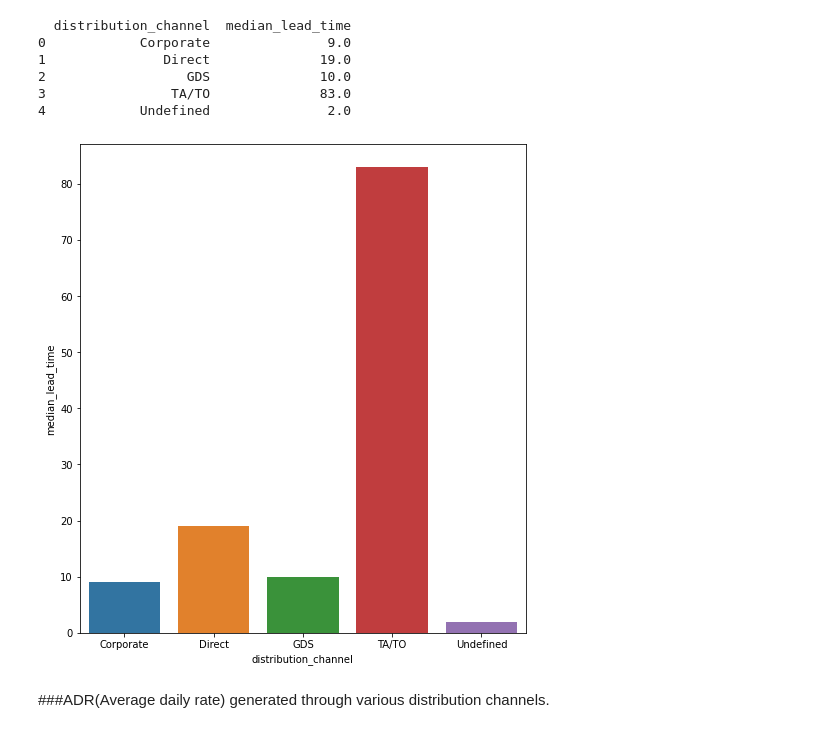
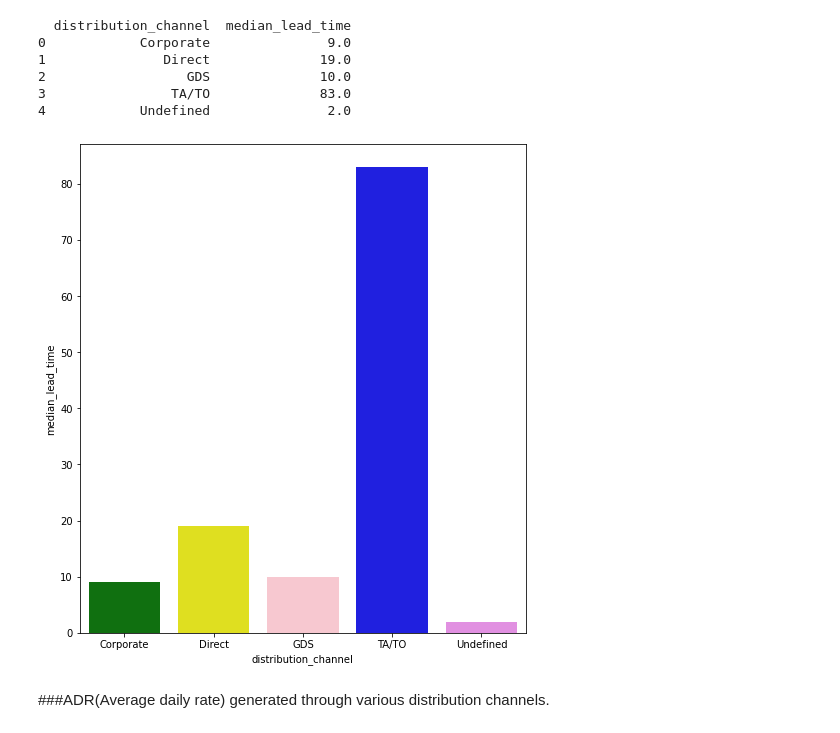
Before and after one commit to itsmesudhanshu/1-module-EDA-capstone, a Jupyter notebook: Hotel_Booking_Analysis_Capstone_Project.ipynb, the cells around one changed output. Drawn from its saved outputs; the diff is of its cells as text; code cells hidden in the pictures.

```diff
--- a/Hotel_Booking_Analysis_Capstone_Project.ipynb
+++ b/Hotel_Booking_Analysis_Capstone_Project.ipynb
@@ -586,10 +591,10 @@ print(nhd1)
 4            Undefined               2.0
 # %%
 plt.figure(figsize = (8,9))
-sns.barplot(x = nhd1['distribution_channel'], y = nhd1['median_lead_time'])
+sns.barplot(x = nhd1['distribution_channel'], y = nhd1['median_lead_time'],palette=['green','yellow','pink','blue','violet'])
 plt.show()
 # %% [output]
-[figure, old version]
+[figure, new version]
 # %% [markdown]
 ###ADR(Average daily rate) generated through various distribution channels.
 # %%
```
Also changed, not shown: parts of 7 cells of this notebook.
